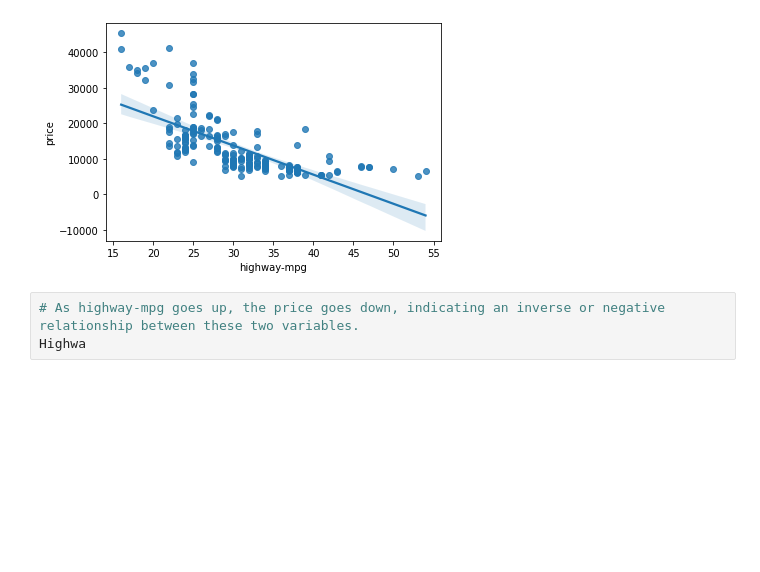
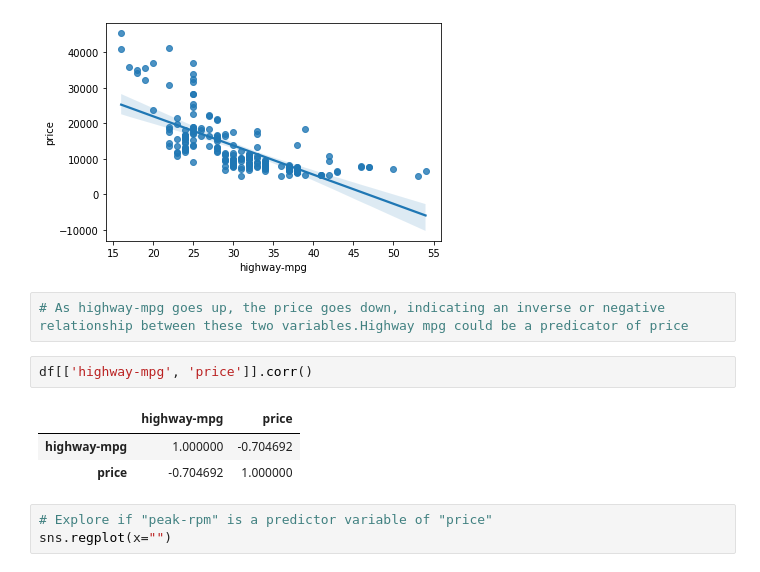
Before and after one commit to saimun4all/Exploratory-Data-Analysis, a Jupyter notebook: Exploratory_analysis_cars.ipynb, the cells around one changed output. Saved outputs shown, nothing was run; the diff lists cells and outputs as text; blank space fills up the shorter version.

Commit message:
Explore if "peak-rpm" is a predictor variable of "price"

```diff
--- a/Exploratory_analysis_cars.ipynb
+++ b/Exploratory_analysis_cars.ipynb
@@ -98,5 +98,13 @@ sns.regplot(x="highway-mpg", y="price", data=df)
 <AxesSubplot:xlabel='highway-mpg', ylabel='price'>
 [figure]
 # %%
-# As highway-mpg goes up, the price goes down, indicating an inverse or negative relationship between these two variables.
-Highwa
+# As highway-mpg goes up, the price goes down, indicating an inverse or negative relationship between these two variables.Highway mpg could be a predicator of price
+# %%
+df[['highway-mpg', 'price']].corr()
+# %% [output]
+|  | highway-mpg | price |
+| highway-mpg | 1.000000 | -0.704692 |
+| price | -0.704692 | 1.000000 |
+# %%
+# Explore if "peak-rpm" is a predictor variable of "price"
+sns.regplot(x="")
```
